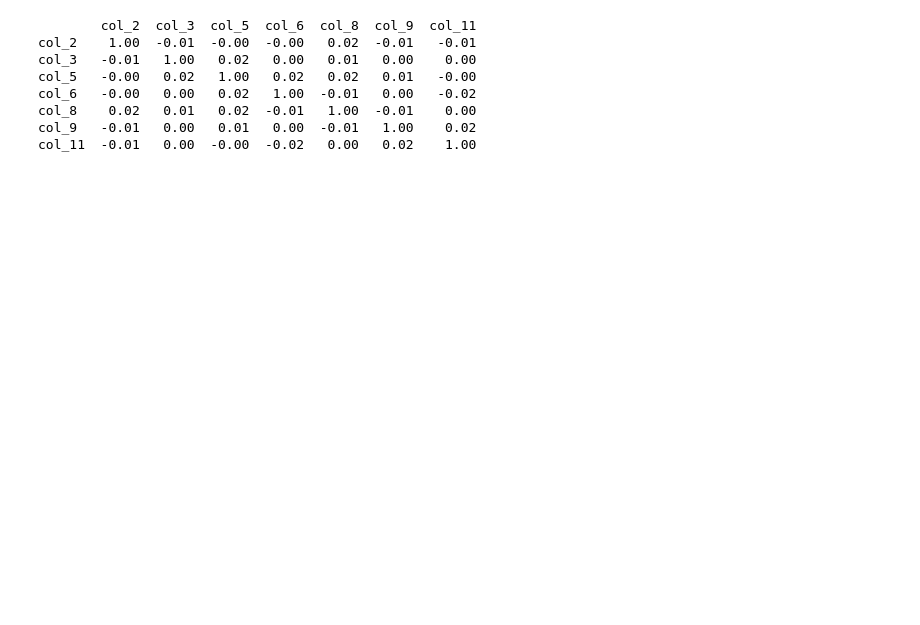
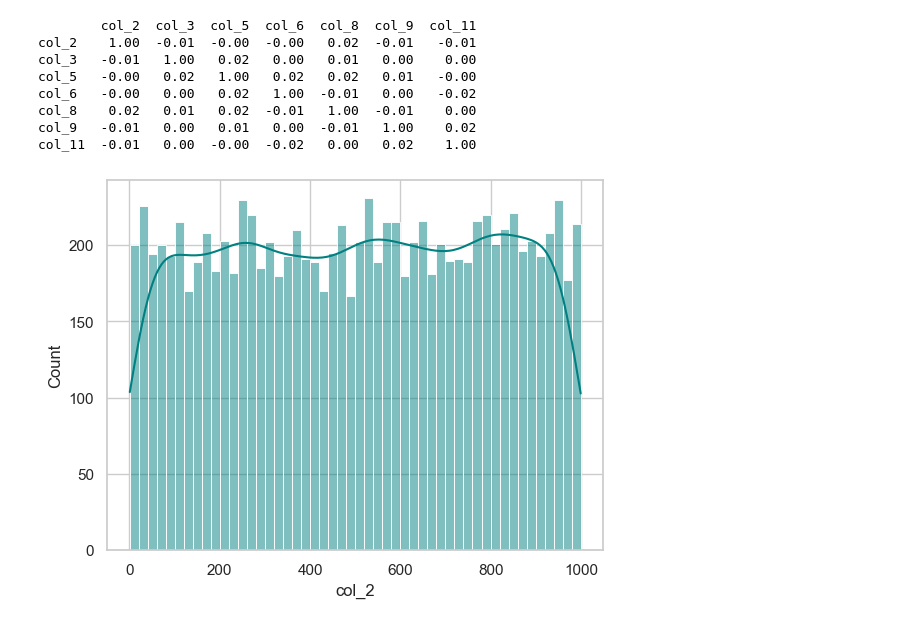
Before and after one commit to asset-data-ai/homework, a Jupyter notebook: lab6/lab6.ipynb, the cells around one changed output. Cells and saved outputs as stored; diff of their text form; code cells hidden in the pictures; blank space fills up the shorter version.

```diff
--- a/lab6/lab6.ipynb
+++ b/lab6/lab6.ipynb
@@ -162,5 +162,12 @@ col_9   -0.01   0.00   0.01   0.00  -0.01   1.00    0.02
 col_11  -0.01   0.00  -0.00  -0.02   0.00   0.02    1.00
 # %%
 #9
+import seaborn as sns
+import matplotlib.pyplot as plt
+sns.set_theme(style="whitegrid")
+sns.histplot(df['col_2'], bins=50, kde=True, color="teal")
+plt.show()
+# %% [output]
+[figure, added]
 # %%
 #10
```
Also changed, not shown: parts of 27 cells of this notebook, 8 other files.
